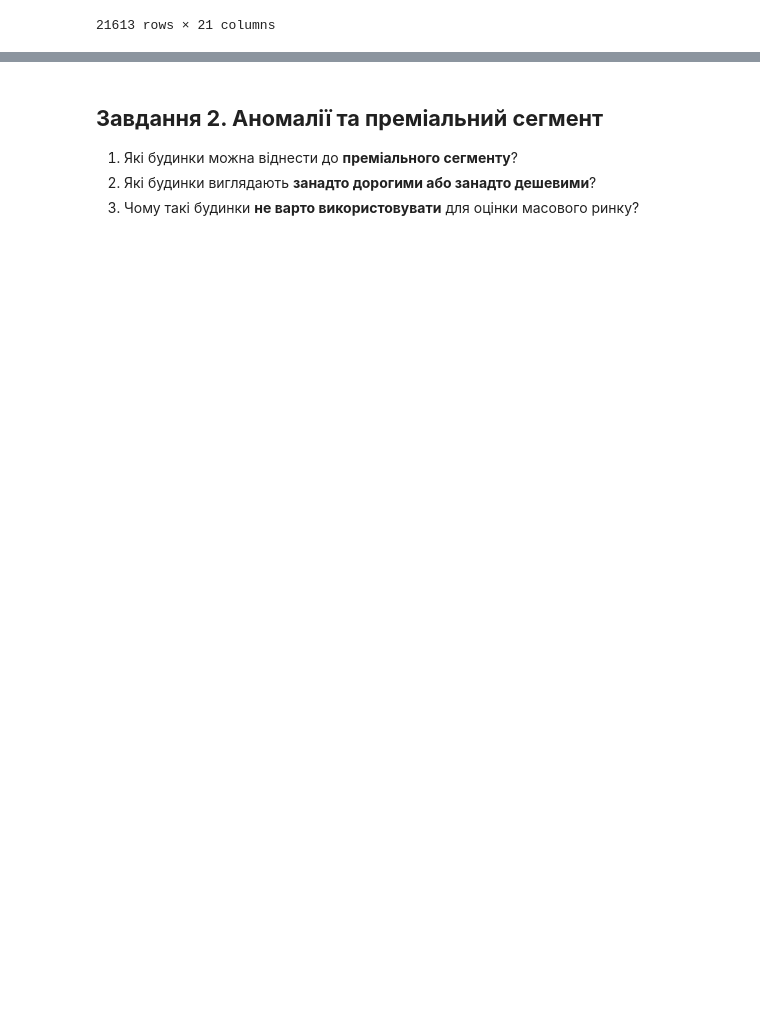
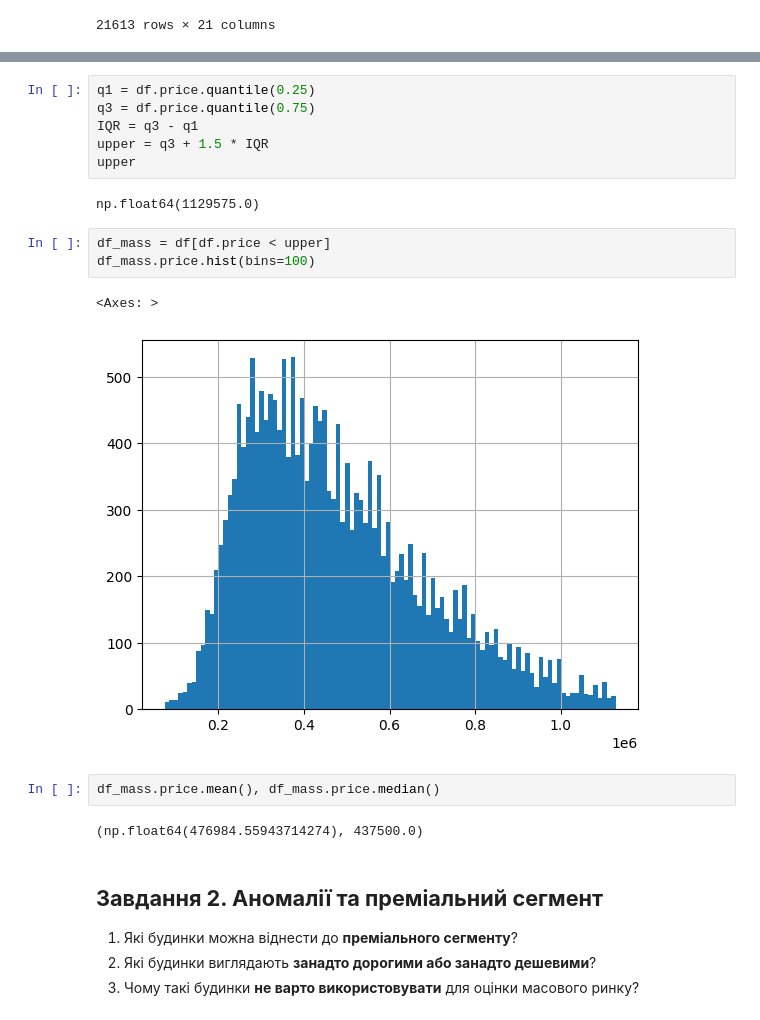
Before and after one commit to cpython-projects/da_27_07_2026, a Jupyter notebook: lesson_14_hw.ipynb, the cells around one changed output, grey strips where cells are left out. Cells and saved outputs as stored; diff of their text form; blank space fills up the shorter version.

```diff
--- a/lesson_14_hw.ipynb
+++ b/lesson_14_hw.ipynb
@@ -38,3 +51,21 @@ df
+# %%
+q1 = df.price.quantile(0.25)
+q3 = df.price.quantile(0.75)
+IQR = q3 - q1
+upper = q3 + 1.5 * IQR
+upper
+# %% [output]
+np.float64(1129575.0)
+# %%
+df_mass = df[df.price < upper]
+df_mass.price.hist(bins=100)
+# %% [output]
+<Axes: >
+[figure, added]
+# %%
+df_mass.price.mean(), df_mass.price.median()
+# %% [output]
+(np.float64(476984.55943714274), 437500.0)
 # %% [markdown]
 ## **Завдання 2. Аномалії та преміальний сегмент**
 
```
Also changed, not shown: parts of 8 cells of this notebook.
